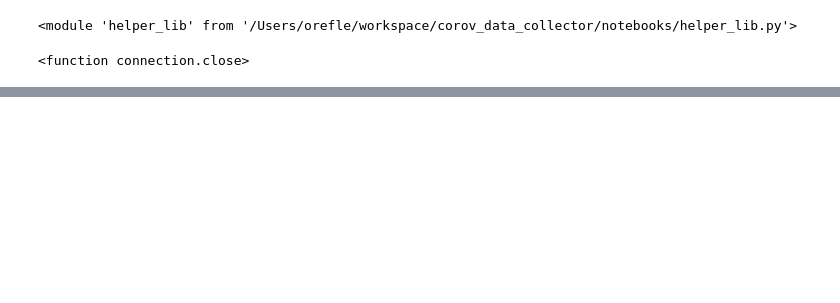
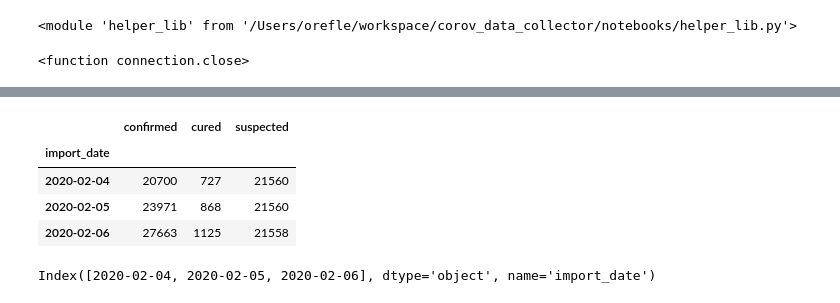
Before and after one commit to AnubisDenko/corov_data_collector, a Jupyter notebook: notebooks/QueryPlayground.ipynb, the cells around one changed output, grey strips where cells are left out. Saved outputs shown, nothing was run; the diff lists cells and outputs as text; code cells hidden in the pictures; blank space fills up the shorter version.

Commit message:
added some graphs to look at the trend

```diff
--- a/notebooks/QueryPlayground.ipynb
+++ b/notebooks/QueryPlayground.ipynb
@@ -60,0 +61,14 @@ fig.show()
+# %%
+trend = df.pivot_table(index=['import_date'], values=['confirmed', 'suspected','cured'], aggfunc='sum')
+trend
+# %% [output]
+|  | confirmed | cured | suspected |
+| import_date |  |  |  |
+| 2020-02-04 | 20700 | 727 | 21560 |
+| 2020-02-05 | 23971 | 868 | 21560 |
+| 2020-02-06 | 27663 | 1125 | 21558 |
+# %%
+trend['confirmed']
+trend.index
+# %% [output]
+Index([2020-02-04, 2020-02-05, 2020-02-06], dtype='object', name='import_date')
```
Also changed, not shown: parts of 5 cells of this notebook.
